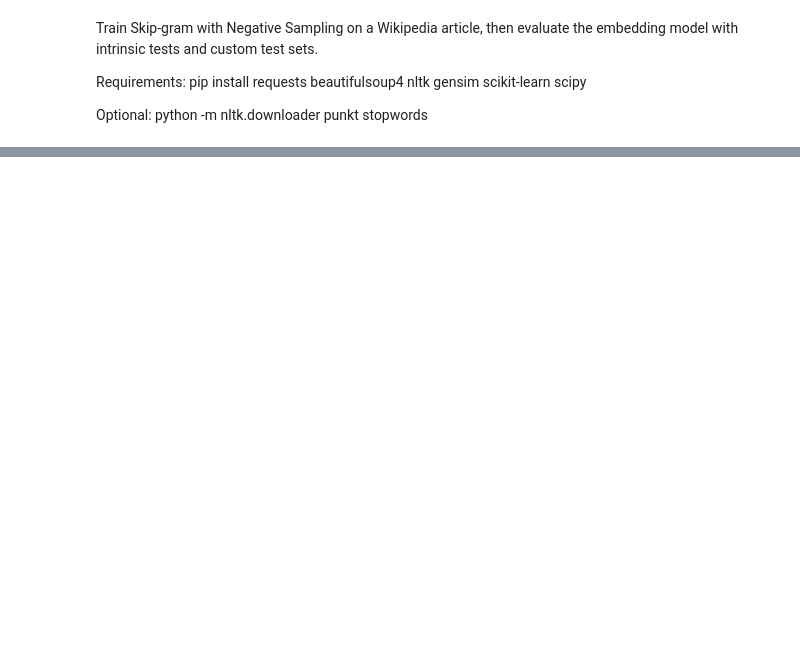
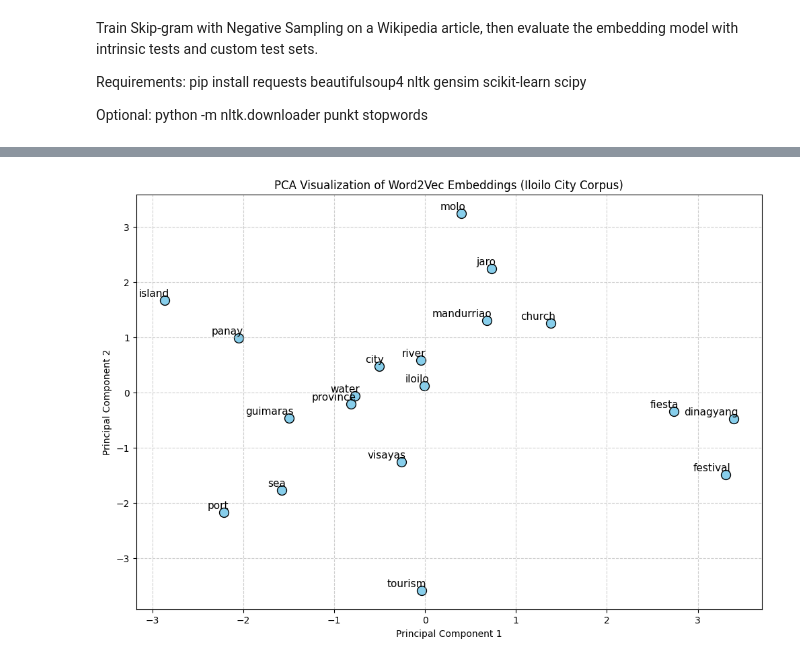
Before and after one commit to dayummson/CCS-249_25-26_Activities, a Jupyter notebook: BSCS 3A/MACALALAG_QUINCY_RODGE/unit-5-activity/skipgram/main.ipynb, the cells around one changed output, grey strips where cells are left out. Drawn from its saved outputs; the diff is of its cells as text; code cells hidden in the pictures; blank space fills up the shorter version.

```diff
--- a/BSCS 3A/MACALALAG_QUINCY_RODGE/unit-5-activity/skipgram/main.ipynb
+++ b/BSCS 3A/MACALALAG_QUINCY_RODGE/unit-5-activity/skipgram/main.ipynb
@@ -290,0 +459,46 @@ OSError: Could not find a suitable TLS CA certificate bundle, invalid path: /hom
+# %%
+import matplotlib.pyplot as plt
+from sklearn.decomposition import PCA
+
+def visualize_pca(model_path: str):
+    model = Word2Vec.load(model_path)
+
+    words_to_visualize = [
+        "iloilo", "city", "panay", "visayas", "guimaras", "province",
+        "jaro", "molo", "cleanup", "mandurriao",
+        "river", "port", "island", "water", "esplanade",
+        "festival", "dinagyang", "fiesta", "church", "tourism"
+    ]
+
+    valid_words = [word for word in words_to_visualize if word in model.wv]
+
+    if len(valid_words) < 20:
+        print(f"Warning: Only found {len(valid_words)} words in the vocabulary.")
+
+    word_vectors = np.array([model.wv[word] for word in valid_words])
+
+    pca = PCA(n_components=2, random_state=42)
+    two_d_vectors = pca.fit_transform(word_vectors)
+
+    plt.figure(figsize=(12, 8))
+    plt.scatter(two_d_vectors[:, 0], two_d_vectors[:, 1], edgecolors='k', c='skyblue', s=100)
+
+    for i, word in enumerate(valid_words):
+        plt.annotate(word,
+                     xy=(two_d_vectors[i, 0], two_d_vectors[i, 1]),
+                     xytext=(5, 2),
+                     textcoords='offset points',
+                     ha='right',
+                     va='bottom',
+                     fontsize=11)
+
+    plt.title("PCA Visualization of Word2Vec Embeddings (Iloilo City Corpus)")
+    plt.xlabel("Principal Component 1")
+    plt.ylabel("Principal Component 2")
+    plt.grid(True, linestyle='--', alpha=0.6)
+
+    plt.savefig("pca_word_vectors.png", bbox_inches='tight')
+    plt.show()
+
+visualize_pca("exercise_5_skipgram_sgns.model")
+# %% [output]
@@ -290,0 +506 @@ OSError: Could not find a suitable TLS CA certificate bundle, invalid path: /hom
+[figure, added]
```
Also changed, not shown: parts of 8 cells of this notebook, 3 other files.
